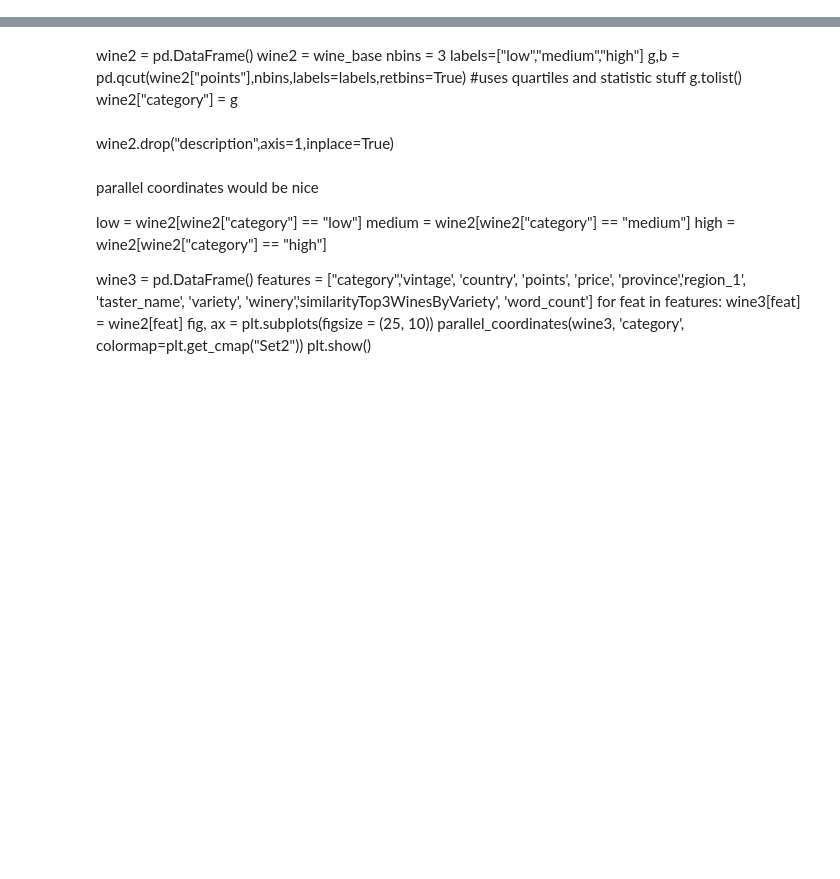
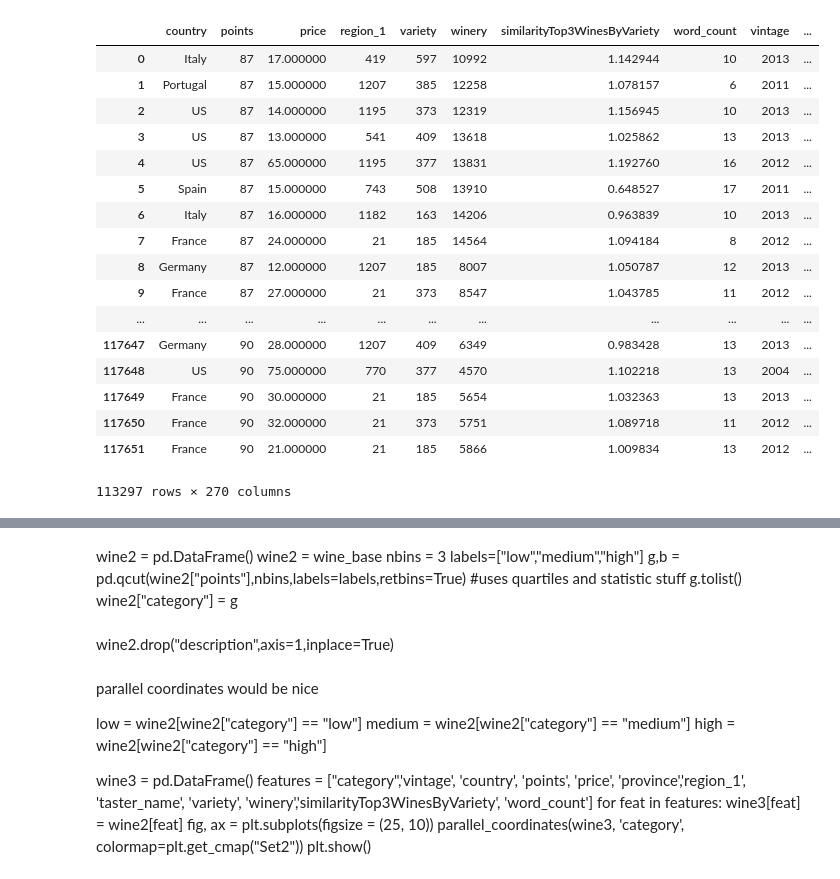
Before and after one commit to Gneur11/bdaFinalMIo, a Jupyter notebook: ClassifierAnalysis.ipynb, the cells around one changed output, grey strips where cells are left out. Drawn from its saved outputs; the diff is of its cells as text; code cells hidden in the pictures; blank space fills up the shorter version.

```diff
--- a/ClassifierAnalysis.ipynb
+++ b/ClassifierAnalysis.ipynb
@@ -38,3 +170,24 @@ Index(['vintage', 'country', 'description', 'points', 'price', 'province',
+# %%
+wine_base
+# %% [output]
+|  | country | points | price | region_1 | variety | winery | similarityTop3WinesByVariety | word_count | vintage | ... |
+| 0 | Italy | 87 | 17.000000 | 419 | 597 | 10992 | 1.142944 | 10 | 2013 | ... |
+| 1 | Portugal | 87 | 15.000000 | 1207 | 385 | 12258 | 1.078157 | 6 | 2011 | ... |
+| 2 | US | 87 | 14.000000 | 1195 | 373 | 12319 | 1.156945 | 10 | 2013 | ... |
+| 3 | US | 87 | 13.000000 | 541 | 409 | 13618 | 1.025862 | 13 | 2013 | ... |
+| 4 | US | 87 | 65.000000 | 1195 | 377 | 13831 | 1.192760 | 16 | 2012 | ... |
+| 5 | Spain | 87 | 15.000000 | 743 | 508 | 13910 | 0.648527 | 17 | 2011 | ... |
+| 6 | Italy | 87 | 16.000000 | 1182 | 163 | 14206 | 0.963839 | 10 | 2013 | ... |
+| 7 | France | 87 | 24.000000 | 21 | 185 | 14564 | 1.094184 | 8 | 2012 | ... |
+| 8 | Germany | 87 | 12.000000 | 1207 | 185 | 8007 | 1.050787 | 12 | 2013 | ... |
+| 9 | France | 87 | 27.000000 | 21 | 373 | 8547 | 1.043785 | 11 | 2012 | ... |
+| ... | ... | ... | ... | ... | ... | ... | ... | ... | ... | ... |
+| 117647 | Germany | 90 | 28.000000 | 1207 | 409 | 6349 | 0.983428 | 13 | 2013 | ... |
+| 117648 | US | 90 | 75.000000 | 770 | 377 | 4570 | 1.102218 | 13 | 2004 | ... |
+| 117649 | France | 90 | 30.000000 | 21 | 185 | 5654 | 1.032363 | 13 | 2013 | ... |
+| 117650 | France | 90 | 32.000000 | 21 | 373 | 5751 | 1.089718 | 11 | 2012 | ... |
+| 117651 | France | 90 | 21.000000 | 21 | 185 | 5866 | 1.009834 | 13 | 2012 | ... |
+113297 rows × 270 columns
 # %%
 fig, ax = plt.subplots(figsize = (12, 5))
 sns.distplot(wine_base["points"],hist=True,bins = 20,hist_kws={'edgecolor':'black'})
```
Also changed, not shown: parts of 53 cells of this notebook.
